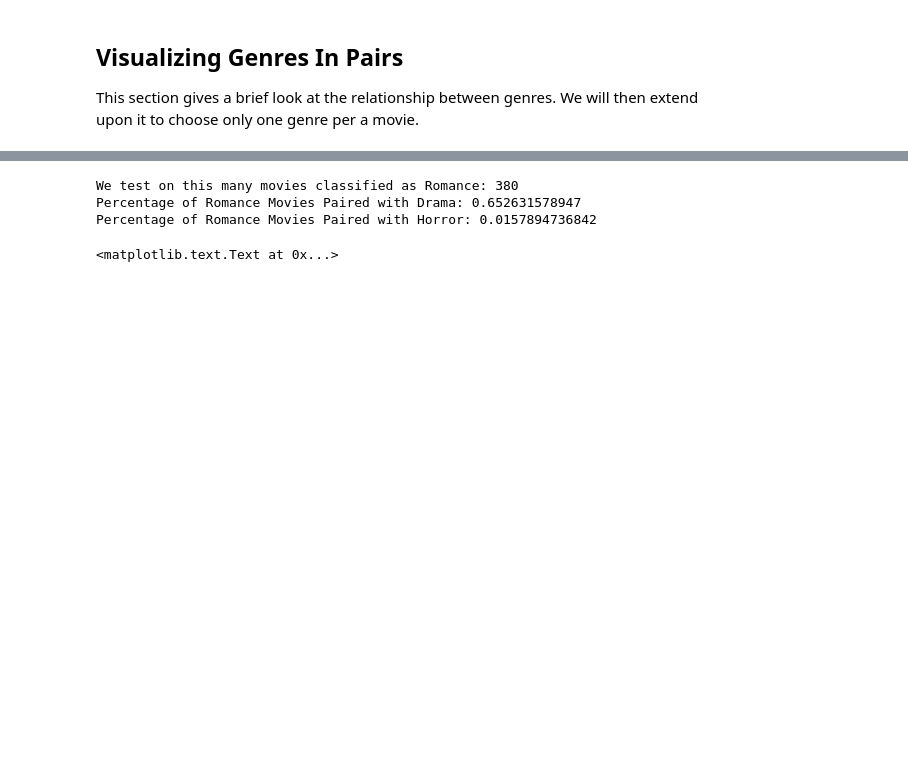
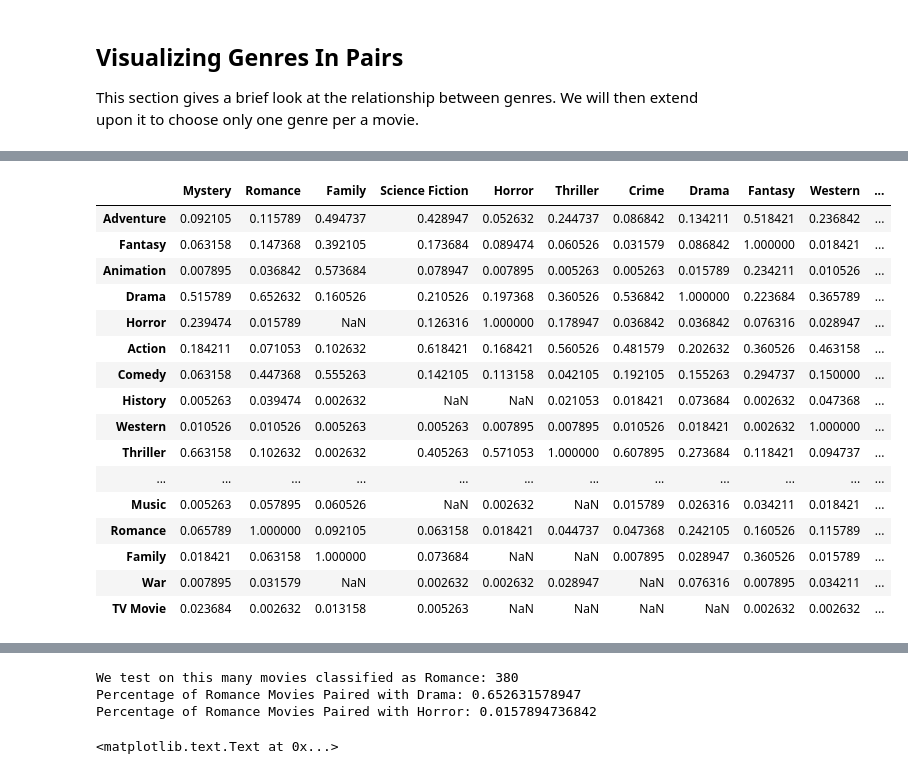
Before and after one commit to noahyonack/cs109b_final, a Jupyter notebook: FinalProject.ipynb, the cells around one changed output, grey strips where cells are left out. Saved outputs shown, nothing was run; the diff lists cells and outputs as text; code cells hidden in the pictures; blank space fills up the shorter version.

Commit message:
made data structure

```diff
--- a/FinalProject.ipynb
+++ b/FinalProject.ipynb
@@ -298,0 +290,6 @@ for p in range(1,20):
+# %%
+genres_obj = tmdb.Genres()
+genre_ids = {genre["name"]: genre["id"] for genre in genres_obj.list()["genres"]}
+
+print "Number of genres: {0}".format(len(genre_ids.keys()))
+genre_ids
@@ -298,0 +317,3 @@ for p in range(1,20):
+# %%
+reverse_genre_ids = {v: k for k, v in genre_ids.iteritems()}
+reverse_genre_ids
@@ -298,0 +362,14 @@ for p in range(1,20):
+# %%
+# make a copy of the movie dict so that we don't have
+# to rerun the above cell if we mess up
+genre_percentages = movie_dict.copy()
+
+# for each genre in the dictionary
+for genre in genre_percentages:
+
+    # make a dictionary of frequencies instead of raw ids
+    genre_percentages[genre] = Counter(genre_percentages[genre])
+
+    # normalize each raw number into a percentage
+    for genre_id in genre_percentages[genre]:
+        genre_percentages[genre][genre_id] = genre_percentages[genre][genre_id] * 1.0 / movie_cnts[genre]
@@ -299,3 +396,35 @@ for p in range(1,20):
+# %%
+percent_df = pd.DataFrame([pd.Series(genre_percentages[genre]) for genre in genre_ids.keys()])
+percent_df = percent_df.T
+percent_df.rename(columns=dict(zip(range(0, 19), genre_ids.keys())), inplace = True)
+
+# drop this rogue ID
+percent_df.drop([10769], inplace = True)
+
+percent_df.rename(index=dict(zip(percent_df.index, [reverse_genre_ids[genre_id] for genre_id in percent_df.index])), inplace = True)
+
+# replace all nans with 0, indicating a 0 percent mention rate for that pair
+percent_df.fillna(0)
+
+percent_df
+# %% [output]
+|  | Mystery | Romance | Family | Science Fiction | Horror | Thriller | Crime | Drama | Fantasy | Western | ... |
+| Adventure | 0.092105 | 0.115789 | 0.494737 | 0.428947 | 0.052632 | 0.244737 | 0.086842 | 0.134211 | 0.518421 | 0.236842 | ... |
+| Fantasy | 0.063158 | 0.147368 | 0.392105 | 0.173684 | 0.089474 | 0.060526 | 0.031579 | 0.086842 | 1.000000 | 0.018421 | ... |
+| Animation | 0.007895 | 0.036842 | 0.573684 | 0.078947 | 0.007895 | 0.005263 | 0.005263 | 0.015789 | 0.234211 | 0.010526 | ... |
+| Drama | 0.515789 | 0.652632 | 0.160526 | 0.210526 | 0.197368 | 0.360526 | 0.536842 | 1.000000 | 0.223684 | 0.365789 | ... |
+| Horror | 0.239474 | 0.015789 | NaN | 0.126316 | 1.000000 | 0.178947 | 0.036842 | 0.036842 | 0.076316 | 0.028947 | ... |
+| Action | 0.184211 | 0.071053 | 0.102632 | 0.618421 | 0.168421 | 0.560526 | 0.481579 | 0.202632 | 0.360526 | 0.463158 | ... |
+| Comedy | 0.063158 | 0.447368 | 0.555263 | 0.142105 | 0.113158 | 0.042105 | 0.192105 | 0.155263 | 0.294737 | 0.150000 | ... |
+| History | 0.005263 | 0.039474 | 0.002632 | NaN | NaN | 0.021053 | 0.018421 | 0.073684 | 0.002632 | 0.047368 | ... |
+| Western | 0.010526 | 0.010526 | 0.005263 | 0.005263 | 0.007895 | 0.007895 | 0.010526 | 0.018421 | 0.002632 | 1.000000 | ... |
+| Thriller | 0.663158 | 0.102632 | 0.002632 | 0.405263 | 0.571053 | 1.000000 | 0.607895 | 0.273684 | 0.118421 | 0.094737 | ... |
+| ... | ... | ... | ... | ... | ... | ... | ... | ... | ... | ... | ... |
+| Music | 0.005263 | 0.057895 | 0.060526 | NaN | 0.002632 | NaN | 0.015789 | 0.026316 | 0.034211 | 0.018421 | ... |
+| Romance | 0.065789 | 1.000000 | 0.092105 | 0.063158 | 0.018421 | 0.044737 | 0.047368 | 0.242105 | 0.160526 | 0.115789 | ... |
+| Family | 0.018421 | 0.063158 | 1.000000 | 0.073684 | NaN | NaN | 0.007895 | 0.028947 | 0.360526 | 0.015789 | ... |
+| War | 0.007895 | 0.031579 | NaN | 0.002632 | 0.002632 | 0.028947 | NaN | 0.076316 | 0.007895 | 0.034211 | ... |
+| TV Movie | 0.023684 | 0.002632 | 0.013158 | 0.005263 | NaN | NaN | NaN | NaN | 0.002632 | 0.002632 | ... |
 # %%
 ## iterate through the pages and then the movies
 ### this will give us back a list of lists of pairings
```
Also changed, not shown: parts of 20 cells of this notebook, 1 other file.
